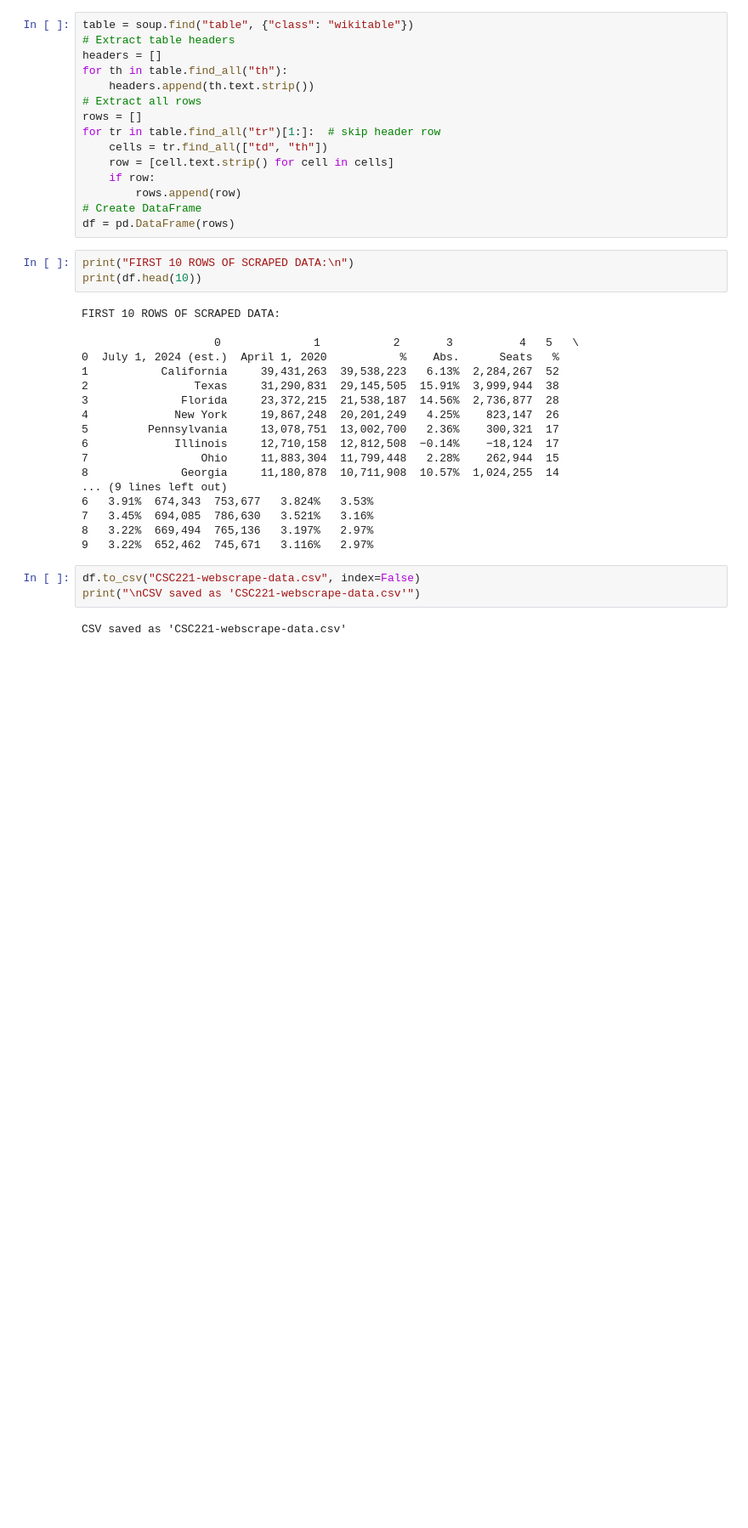
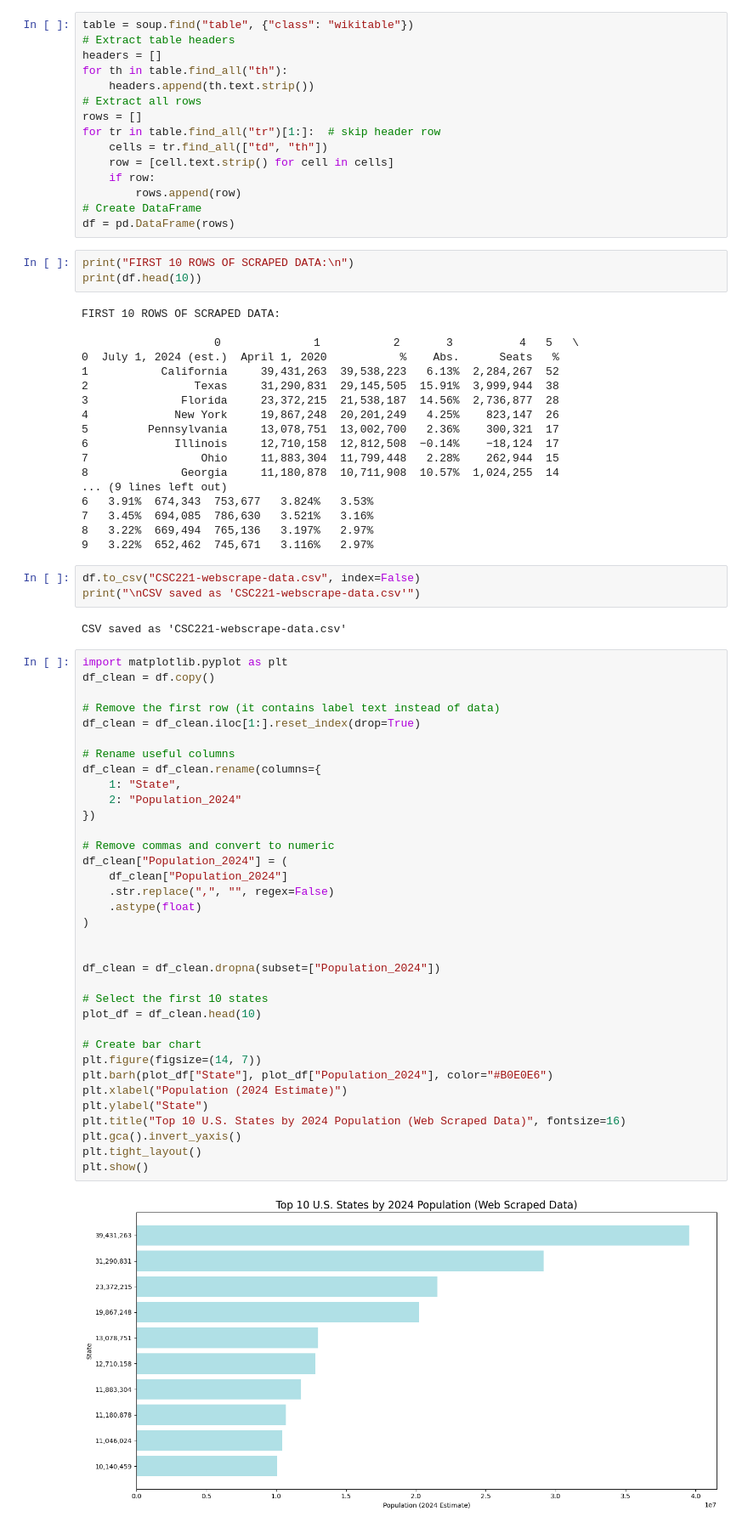
Before and after one commit to SSOliveira2/CSC221-SSOliveira2-GroupProject, a Jupyter notebook: CSC221-SSOliveira-GroupProject.ipynb, the cells around one changed output. Shown at 85% size. Cells and saved outputs as stored; diff of their text form; blank space fills up the shorter version.

Commit message:
Added visualization code for Part 2
Collaborator: Tripti Koirala – ACCEPTED

```diff
--- a/CSC221-SSOliveira-GroupProject.ipynb
+++ b/CSC221-SSOliveira-GroupProject.ipynb
@@ -65,3 +65,40 @@ df.to_csv("CSC221-webscrape-data.csv", index=False)
 print("\nCSV saved as 'CSC221-webscrape-data.csv'")
 # %% [output]
 CSV saved as 'CSC221-webscrape-data.csv'
+# %%
+import matplotlib.pyplot as plt
+df_clean = df.copy()
+
+# Remove the first row (it contains label text instead of data)
+df_clean = df_clean.iloc[1:].reset_index(drop=True)
+
+# Rename useful columns
+df_clean = df_clean.rename(columns={
+    1: "State",
+    2: "Population_2024"
+})
+
+# Remove commas and convert to numeric
+df_clean["Population_2024"] = (
+    df_clean["Population_2024"]
+    .str.replace(",", "", regex=False)
+    .astype(float)
+)
+
+
+df_clean = df_clean.dropna(subset=["Population_2024"])
+
+# Select the first 10 states
+plot_df = df_clean.head(10)
+
+# Create bar chart
+plt.figure(figsize=(14, 7))
+plt.barh(plot_df["State"], plot_df["Population_2024"], color="#B0E0E6")
+plt.xlabel("Population (2024 Estimate)")
+plt.ylabel("State")
+plt.title("Top 10 U.S. States by 2024 Population (Web Scraped Data)", fontsize=16)
+plt.gca().invert_yaxis()
+plt.tight_layout()
+plt.show()
+# %% [output]
+[figure, added]
```
